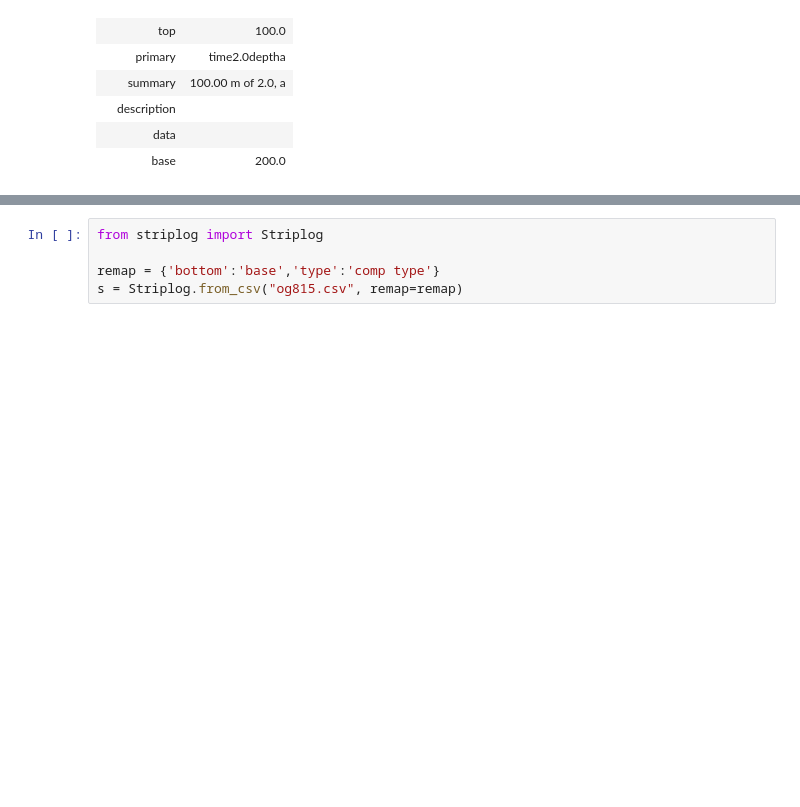
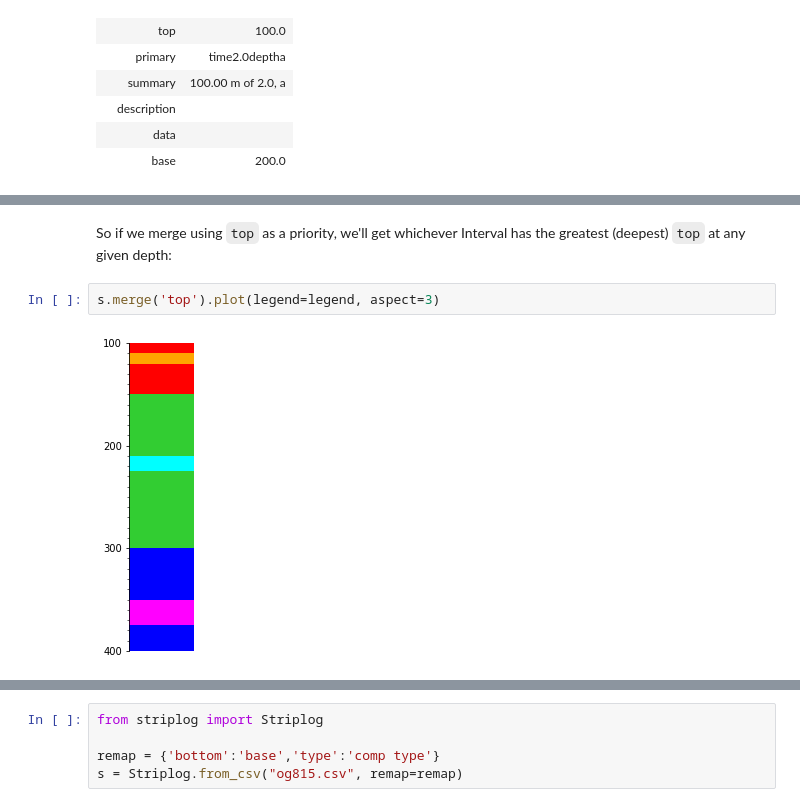
Before and after one commit to agilescientific/striplog, a Jupyter notebook: tutorial/Striplog_merge.ipynb, the cells around one changed output, grey strips where cells are left out. Drawn from its saved outputs; the diff is of its cells as text; blank space fills up the shorter version.

```diff
--- a/tutorial/Striplog_merge.ipynb
+++ b/tutorial/Striplog_merge.ipynb
@@ -294,0 +89,6 @@ Intervals are perforations. We want to keep the latest one.
+# %% [markdown]
+So if we merge using `top` as a priority, we'll get whichever Interval has the greatest (deepest) `top` at any given depth:
+# %%
+s.merge('top').plot(legend=legend, aspect=3)
+# %% [output]
+[figure, added]
```
Also changed, not shown: parts of 61 cells of this notebook.
